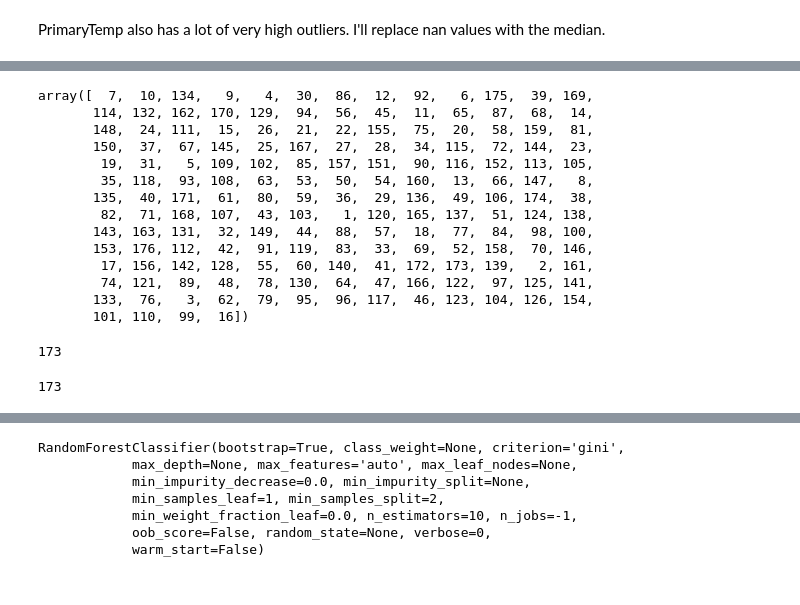
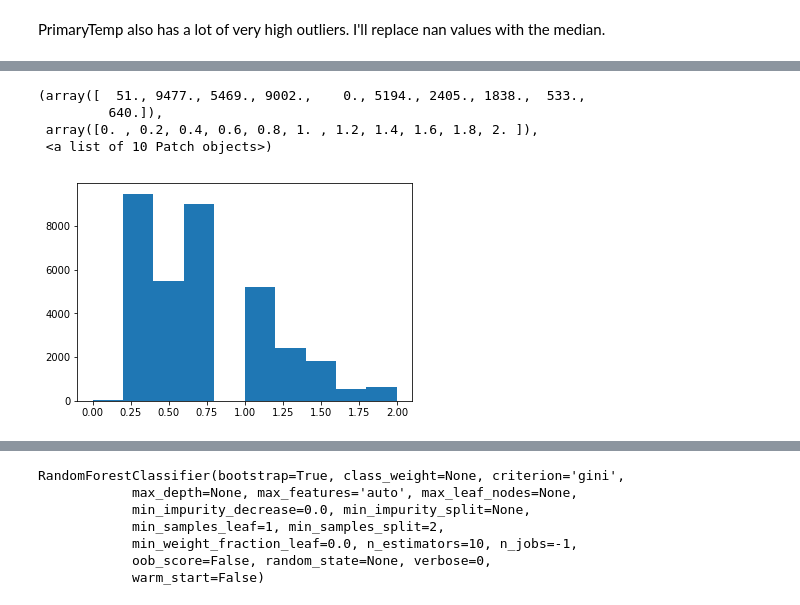
Before and after one commit to maymag/ds_projects, a Jupyter notebook: beer_recipes/beer.ipynb, the cells around one changed output, grey strips where cells are left out. Cells and saved outputs as stored; diff of their text form; code cells hidden in the pictures.

```diff
--- a/beer_recipes/beer.ipynb
+++ b/beer_recipes/beer.ipynb
@@ -29,0 +120,2 @@ beer.head()
+# %%
+beer2['kind'] = beer['kind']
@@ -453,28 +326,8 @@ Coefficients
-# %%
-freq = pd.DataFrame(beerna2['StyleID'].value_counts().reset_index())
-freqcut = pd.DataFrame(freq[freq['StyleID'] > 5])
-freqcut['index'].unique()
-# %% [output]
-array([  7,  10, 134,   9,   4,  30,  86,  12,  92,   6, 175,  39, 169,
-       114, 132, 162, 170, 129,  94,  56,  45,  11,  65,  87,  68,  14,
-       148,  24, 111,  15,  26,  21,  22, 155,  75,  20,  58, 159,  81,
-       150,  37,  67, 145,  25, 167,  27,  28,  34, 115,  72, 144,  23,
-        19,  31,   5, 109, 102,  85, 157, 151,  90, 116, 152, 113, 105,
-        35, 118,  93, 108,  63,  53,  50,  54, 160,  13,  66, 147,   8,
-       135,  40, 171,  61,  80,  59,  36,  29, 136,  49, 106, 174,  38,
-        82,  71, 168, 107,  43, 103,   1, 120, 165, 137,  51, 124, 138,
-       143, 163, 131,  32, 149,  44,  88,  57,  18,  77,  84,  98, 100,
-       153, 176, 112,  42,  91, 119,  83,  33,  69,  52, 158,  70, 146,
-        17, 156, 142, 128,  55,  60, 140,  41, 172, 173, 139,   2, 161,
-        74, 121,  89,  48,  78, 130,  64,  47, 166, 122,  97, 125, 141,
-       133,  76,   3,  62,  79,  95,  96, 117,  46, 123, 104, 126, 154,
-       101, 110,  99,  16])
-# %%
-freqcut['index'].nunique()
-# %% [output]
-173
-# %%
-beerna2cut = pd.DataFrame(beerna2.loc[beerna2['StyleID'].isin(freqcut['index'].unique())])
-beerna2cut['StyleID'].nunique()
-# %% [output]
-173
+# %%
+plt.hist(beer2['PitchRate'].dropna())
+# %% [output]
+(array([  51., 9477., 5469., 9002.,    0., 5194., 2405., 1838.,  533.,
+         640.]),
+ array([0. , 0.2, 0.4, 0.6, 0.8, 1. , 1.2, 1.4, 1.6, 1.8, 2. ]),
+ <a list of 10 Patch objects>)
+[figure, added]
```
Also changed, not shown: parts of 117 cells of this notebook.
